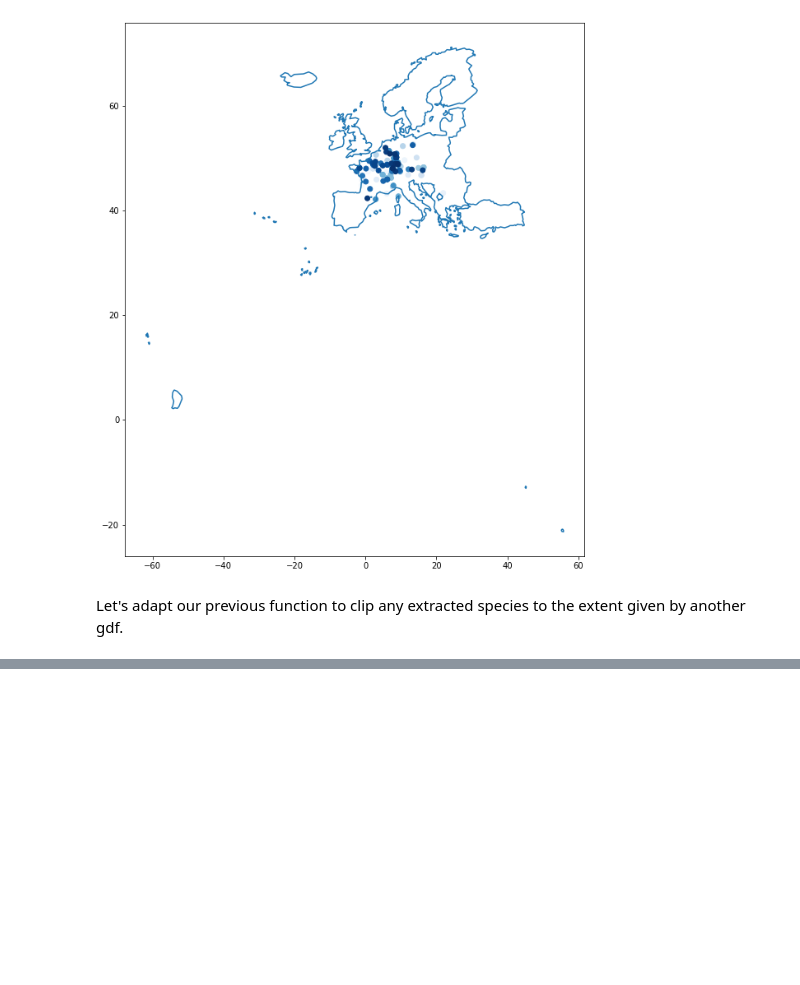
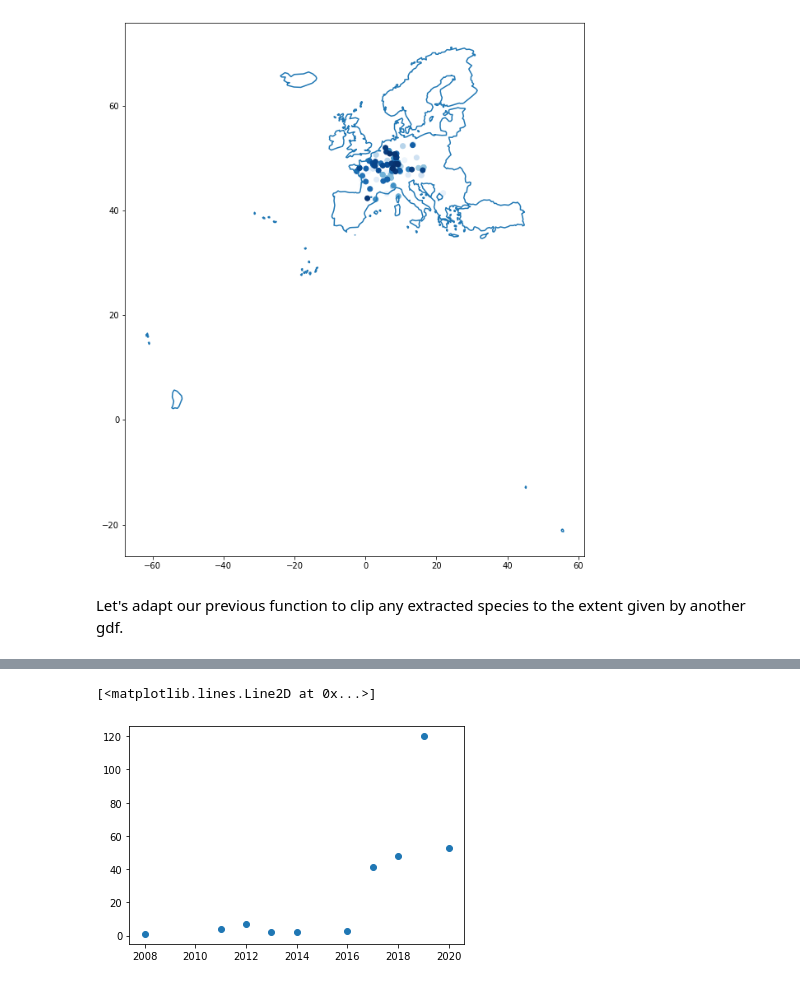
Before and after one commit to han16nah/final_project-han16nah, a Jupyter notebook: gbif_analysis.ipynb, the cells around one changed output, grey strips where cells are left out. Saved outputs shown, nothing was run; the diff lists cells and outputs as text; code cells hidden in the pictures; blank space fills up the shorter version.

```diff
--- a/gbif_analysis.ipynb
+++ b/gbif_analysis.ipynb
@@ -200,0 +213,20 @@ AttributeError: 'PathCollection' object has no property 'ms'
+# %%
+def occs_to_gdf(species_dict):
+    occ_df = pd.DataFrame.from_dict(species_dict['results'])
+    occ_df = occ_df.dropna(subset=['decimalLatitude', 'decimalLongitude'])
+    occ_df = occ_df.astype({'dateIdentified':'datetime64'})
+    occ_df.to_csv("gbif_occ_" + species_dict['results'][0]['scientificName'].replace(" ","_") + ".csv")
+    occ_gdf = gpd.GeoDataFrame(occ_df, geometry=gpd.points_from_xy(occ_df.decimalLongitude, occ_df.decimalLatitude))
+
+    return occ_gdf
+# %%
+isodontia_occ_dict_ger = occ.search(scientificName='Isodontia mexicana', country='DE')
+gdf_isodontia_ger = occs_to_gdf(isodontia_occ_dict_ger)
+# %%
+isodontia_ger_date_df = pd.DataFrame(gdf_isodontia_ger['year'])
+isodontia_ger_date_df['year'] = pd.to_datetime(isodontia_ger_date_df['year'], format='%Y')
+year, number = np.unique(isodontia_ger_date_df, return_counts=True)
+plt.plot_date(year, number)
+# %% [output]
+[<matplotlib.lines.Line2D at 0x...>]
+[figure, added]
```
Also changed, not shown: parts of 4 cells of this notebook.
